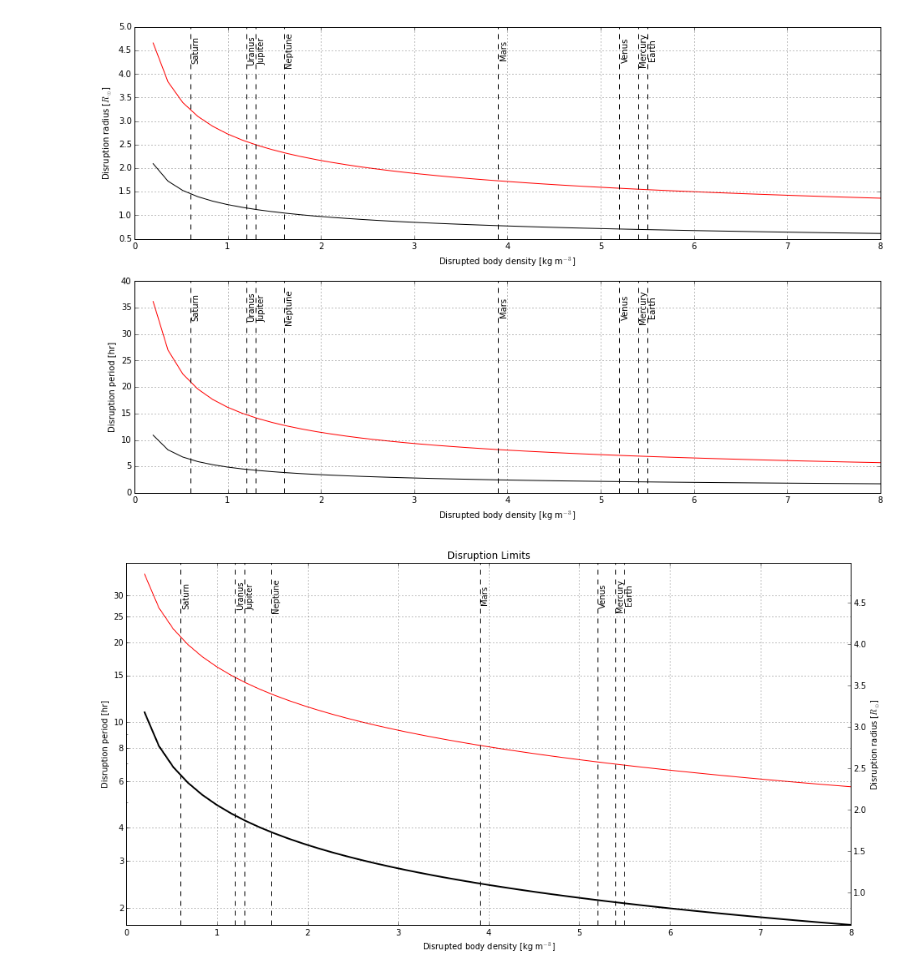
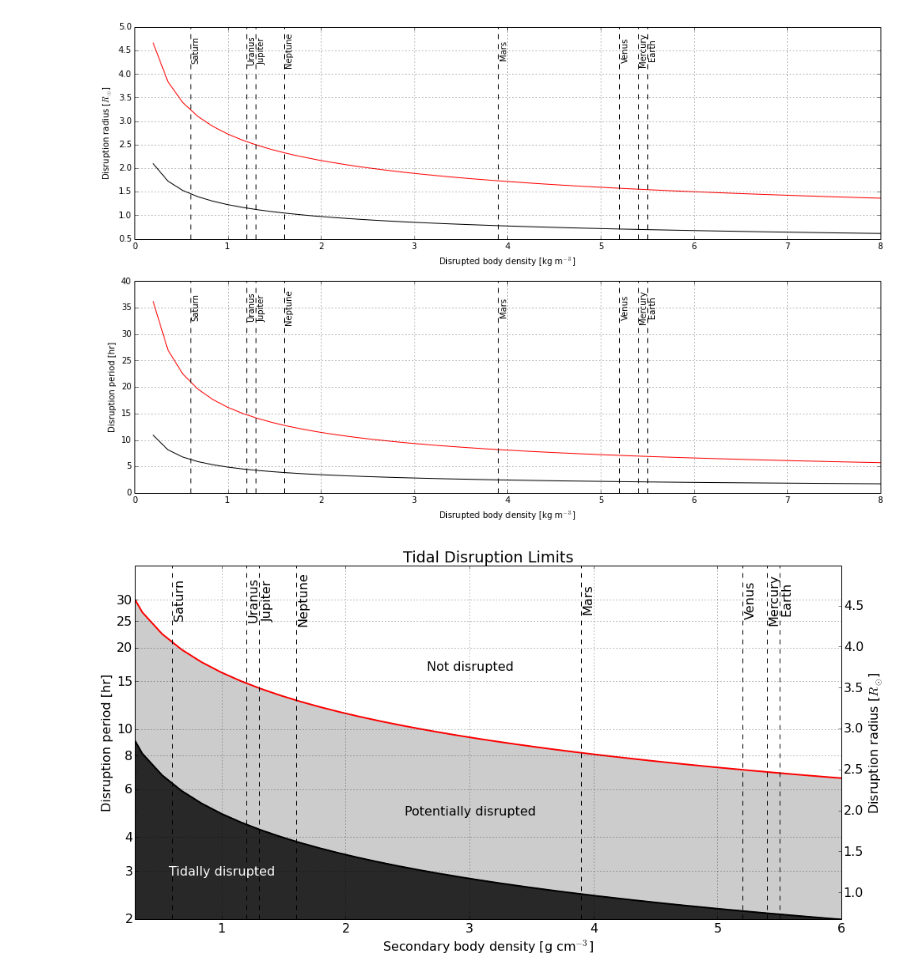
Before and after one commit to bmorris3/SPAMS, a Jupyter notebook: searchplanning.ipynb, the cells around one changed output. Drawn from its saved outputs; the diff is of its cells as text; code cells hidden in the pictures.

Commit message:
Figure updates

```diff
--- a/searchplanning.ipynb
+++ b/searchplanning.ipynb
@@ -424,35 +375,48 @@ Smallest disurption radius = 0.64 solar radii <=> Period = 1.84 hrs
 Largest disurption radius = 2.16 solar radii <=> Period = 11.43 hrs
 [figure]
 # %%
+import matplotlib
+matplotlib.rcParams['font.size'] = 16
 fig, ax = plt.subplots(1, figsize=(16,8))
 ax2 = ax.twinx()
 #p1, = ax.plot([0, 1, 2], [0, 1, 2], "b-", label="Density")
 
 ax.semilogy(rhos, p_smalls, 'k',lw=2)
-ax.semilogy(rhos, p_bigs, 'r')
+ax.semilogy(rhos, p_bigs, 'r', lw=2)
+#spl.set_yscale("log")
+ax.fill_between(rhos, 1e-10, p_smalls, color='k', alpha=0.8)
+ax.fill_between(rhos, 1e-10, p_bigs, color='k', alpha=0.2)
 ax.set_yticks([3]+range(2, 12, 2)+range(15,35,5))
 ax.set_yticklabels([3]+range(2, 12, 2)+range(15,35,5))
 
 #p1, = ax2.plot(rhos, p_smalls, color='w', alpha=0)
 #p2, = ax2.plot(rhos, p_bigs, color='w', alpha=0)
 
 
-ax.set_xlabel('Disrupted body density [kg m$^{-3}$]')
+ax.set_xlabel('Secondary body density [g cm$^{-3}$]')
 ax.set_ylabel('Disruption period [hr]')
 ax2.set_ylabel('Disruption radius [$R_\odot$]')
 
 plotplanets(ax, height=30)
 ax.grid()
 
-ax.set_xlim([0, 8])
-ax.set_ylim([0, 40])
+ax.set_xlim([0.3, 6])
+ax.set_ylim([2, 40])
+
+ax.annotate('Tidally disrupted', xy=(1,3), textcoords='data', color='white',\
+            ha='center', va='center', fontsize=16)
+ax.annotate('Potentially disrupted', xy=(3,5), textcoords='data', color='black',\
+            ha='center', va='center', fontsize=16)
+ax.annotate('Not disrupted', xy=(3,17), textcoords='data', color='black',\
+            ha='center', va='center', fontsize=16)
 
 [xmin,xmax,ymin,ymax] = ax.axis()
 ax2.set_ylim([keplerslawinv(ymin/sec2hrs, 0.6)/rsun2m, keplerslawinv(ymax/sec2hrs, 0.6)/rsun2m])
-ax.set_title('Disruption Limits')
+ax.set_title('Tidal Disruption Limits')
+fig.savefig('plots/disruptionlimits.pdf',bbox_inches='tight')
 plt.show()
 # %% [output]
-[figure, old version]
+[figure, new version]
 # %%
 # Typical WD radius = 0.012 R_\odot
 
```
Also changed, not shown: parts of 9 cells of this notebook, 1 other file.
